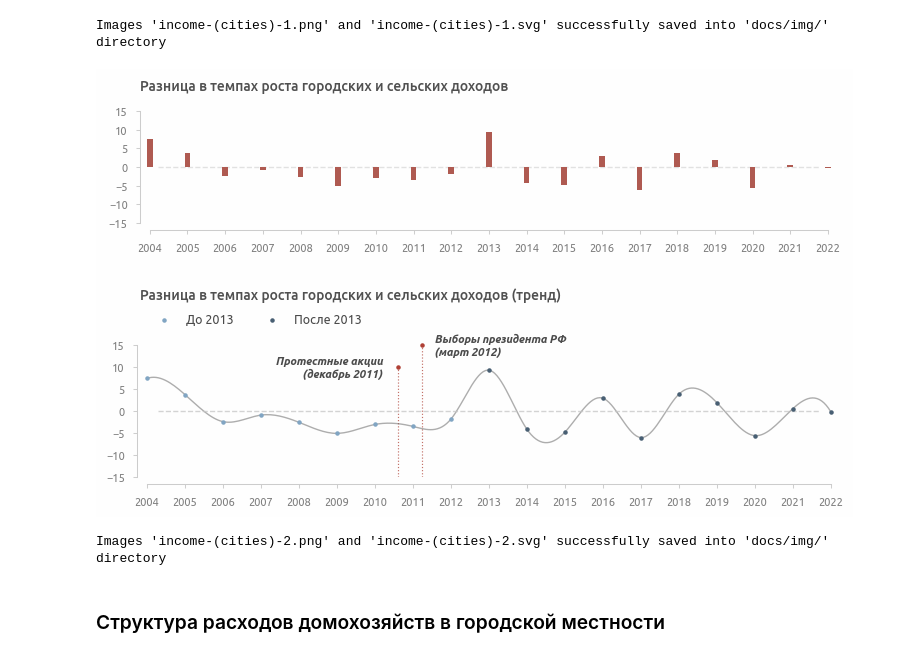
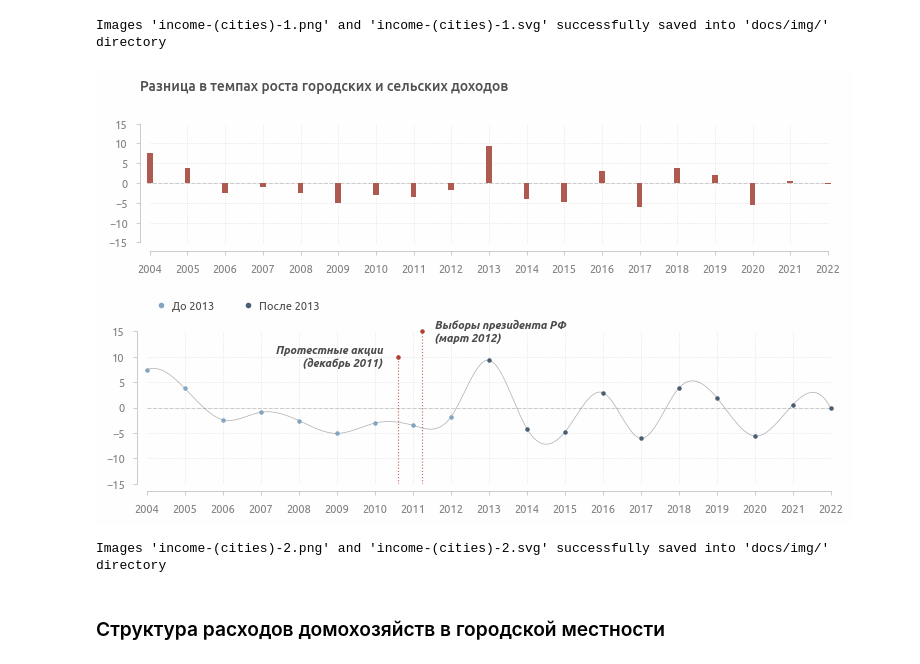
Before and after one commit to a-chasovsky/economics-rus, a Jupyter notebook: 01-report.ipynb, the cells around one changed output. Cells and saved outputs as stored; diff of their text form; code cells hidden in the pictures.

```diff
--- a/01-report.ipynb
+++ b/01-report.ipynb
@@ -1224,57 +1213,55 @@ ax = fig.add_subplot(spec[0, :])
 ax.bar(
     height=income_plot_data['delta_pct'],
     x=income_plot_data.index, width=0.15,
-    ec='none', color=palette[1], zorder=10
-)
-ax.axhline(
-    0, 0.025, 0.975, lw=1, ls='--', color=palette[-2], alpha=0.5, zorder=1
-)
+    ec='none', color=palette[1], zorder=10)
+plot_hline()
 ax.set_xticks(ticks=income_plot_data.index)
-ax.set_title(plot_titles[2])
+ax.set_title(plot_titles[2], pad=20)
 ax.grid(False)
-# axis_rstyle(xticks=[2004, 2022, 1], yticks=[-15, 15], margin=True)
 axis_rstyle(
-    offset_left=0, offset_bottom=5,
+    offset_left=0, offset_bottom=2, grid=True,
     yticks=[-15, 15], xticks=[2004, 2022])
 
 # ax1
 ax = fig.add_subplot(spec[1, :])
 ax.scatter(
     income_plot_data.index[:10], income_plot_data['delta_pct'][:10],
-    s=5, color=palette[13], zorder=10
-)
+    s=5, color=palette[13], zorder=10)
 ax.scatter(
     income_plot_data.index[10:], income_plot_data['delta_pct'][10:],
-    s=5, color=palette[10], zorder=10
-)
+    s=5, color=palette[10], zorder=10)
+
 ax.legend(
-    labels=['До 2013', 'После 2013'], **legend_inline())
+    **legend_inline(),
+    **legend_create_handles(
+        n=2, kind='p',
+        labels=['До 2013', 'После 2013'],
+        colors=[palette[13], palette[10]]),
+    fontsize=8)
 ax.plot(
     smoothed(income_plot_data['delta_pct'][1:], return_type='df'),
-    lw=1, alpha=0.5, zorder=1
-)
-ax.axhline(0, 0.025, 0.975, lw=1, ls='--', color=palette[-2], alpha=0.75)
+    lw=0.5, alpha=0.5, zorder=1)
+plot_hline()
 ax.set_ylim(top=17)
 ax.set_xticks(ticks=income_plot_data.index)
-ax.set_title(plot_titles[3], **title_inline)
 ax.grid(False)
 
 plot_timemarker(
     text=plot_text1, x=2010.6, y_text=10, y_line=0.8, delta=0.4,
     weight='bold', style='italic', ha='right', ax=ax)
 plot_timemarker(
     text=plot_text2, x=2011.25, y_text=15, y_line=0.93, delta=0.05,
     weight='bold', style='italic', ax=ax)
 axis_rstyle(
-    offset_left=2, offset_bottom=5,
+    offset_left=2, offset_bottom=5,  grid=True,
     yticks=[-15, 15], xticks=[2004, 2022])
 
-plt.subplots_adjust(hspace=0.9)
+plt.subplots_adjust(hspace=0.5)
 plt.show()
 
 savefig('income-(cities)-2', dir=path_save_img, figure=fig, dpi=100)
 # %% [output]
-[figure, old version]
+[figure, new version]
 Images 'income-(cities)-2.png' and 'income-(cities)-2.svg' successfully saved into 'docs/img/' directory
 # %% [markdown]
 ### Структура расходов домохозяйств в городской местности
```
Also changed, not shown: parts of 23 cells of this notebook, 26 other files.
